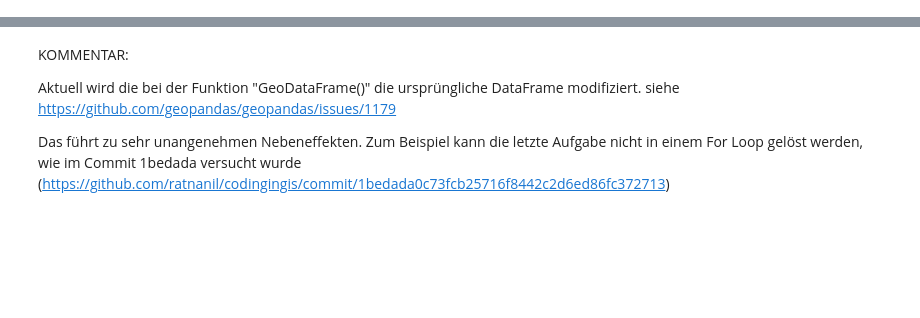
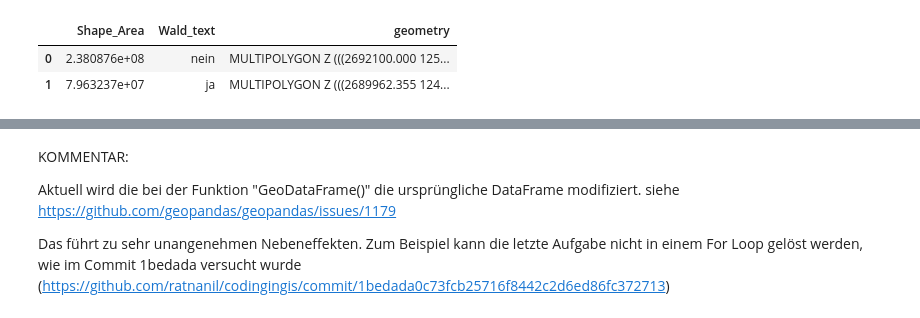
Before and after one commit to hannorahn/codingingis, a Jupyter notebook: 03_05_GIS_in_Python.ipynb, the cells around one changed output, grey strips where cells are left out. Saved outputs shown, nothing was run; the diff lists cells and outputs as text; code cells hidden in the pictures; blank space fills up the shorter version.

```diff
--- a/03_05_GIS_in_Python.ipynb
+++ b/03_05_GIS_in_Python.ipynb
@@ -49,0 +107,10 @@ Das ist Information, welche euch vom Datenersteller geliefert werden muss. Man m
+# %%
+import geopandas as gpd
+
+wald = gpd.read_file("wald.gpkg") # <- importiert das File "wald.gpkg"
+
+wald
+# %% [output]
+|  | Shape_Area | Wald_text | geometry |
+| 0 | 2.380876e+08 | nein | MULTIPOLYGON Z (((2692100.000 125... |
+| 1 | 7.963237e+07 | ja | MULTIPOLYGON Z (((2689962.355 124... |
```
Also changed, not shown: parts of 35 cells of this notebook, 10 other files.
